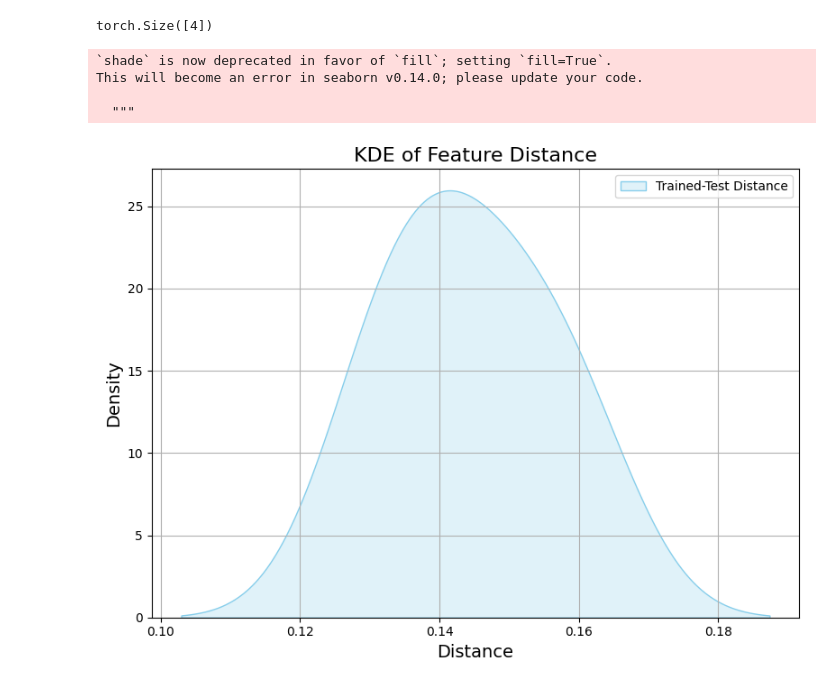
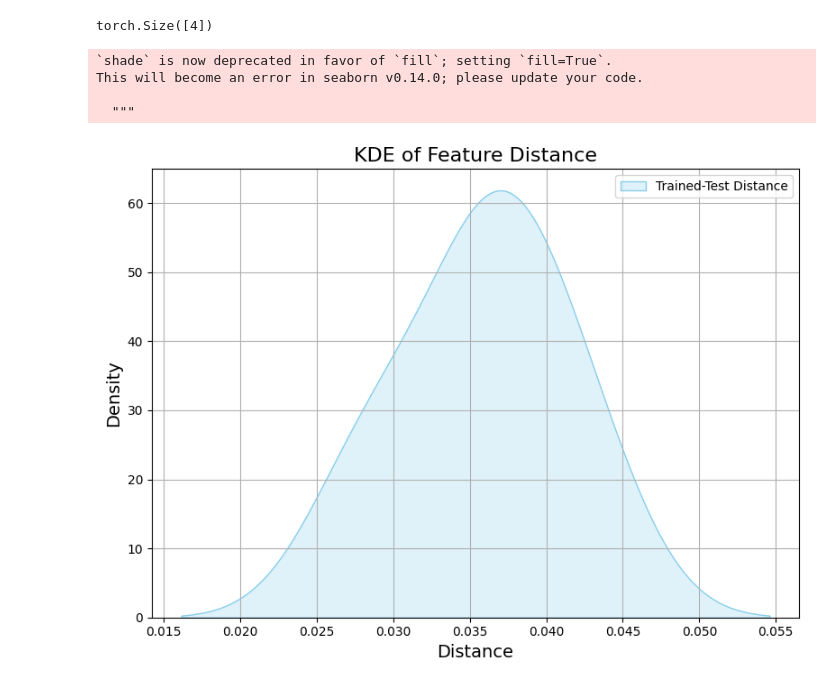
Before and after one commit to SKKUJMLim/prompt_maml, a Jupyter notebook: analysis/(MAML)Gaussian_Kernel_Density.ipynb, the cells around one changed output. Drawn from its saved outputs; the diff is of its cells as text; code cells hidden in the pictures.

```diff
--- a/analysis/(MAML)Gaussian_Kernel_Density.ipynb
+++ b/analysis/(MAML)Gaussian_Kernel_Density.ipynb
@@ -78,7 +74,7 @@ args = easydict.EasyDict(
   "dataset_name":"mini_imagenet_full_size",
   "dataset_path":"mini_imagenet_full_size",
   "reset_stored_paths":False,
-  "experiment_name":"../MAML_Prompt_padding_5way_5shot_filter64_miniImagenet",
+  "experiment_name":"../ANIL_5way_5shot_filter64_miniImagenet",
   "train_seed": 0, "val_seed": 0,
   "indexes_of_folders_indicating_class": [-3, -2],
   "sets_are_pre_split": True,
@@ -90,7 +86,7 @@ args = easydict.EasyDict(
   "num_evaluation_tasks":600,
   "multi_step_loss_num_epochs": 15,
   "minimum_per_task_contribution": 0.01,
-  "learnable_per_layer_per_step_inner_loop_learning_rate": True,
+  "learnable_per_layer_per_step_inner_loop_learning_rate": False,
   "enable_inner_loop_optimizable_bn_params": False,
   "evalute_on_test_set_only": False,
 
@@ -110,7 +106,7 @@ args = easydict.EasyDict(
   "weight_decay": 0.0,
 
   "norm_layer":"batch_norm",
-  "cnn_num_filters":64,
+  "cnn_num_filters":48,
   "num_stages":4,
   "conv_padding": True,
   "number_of_training_steps_per_iter":5,
@@ -122,17 +118,14 @@ args = easydict.EasyDict(
   "samples_per_iter" : 1,
 
   "second_order": True,
+  "backbone" : "CONV",
   "use_multi_step_loss_optimization":False,
-  "backbone": "4-CONV",
-  "arbiter": False,
-  "use_bias": True,
-  "prompter": True,
-  "prompt_engineering": method,
-  "prompt_size" : 5,
-  "image_size" : 84,
-  "prompt_random_init": False,
-  "outer_prompt_learning_rate": 0.001,
-  "inner_prompt_learning_rate": 0.01
+  "prompter": False,
+  "prompt_engineering": "not",
+  "prompt_size" : 0,
+  "image_size" : 0,
+  "ANIL": True,
+  "BOIL": False
 }
 )
 
@@ -394,7 +387,7 @@ gap = nn.AdaptiveAvgPool2d((1, 1))
 # Step 1: GAP → (B, 64, 1, 1) → view → (B, 64)
 batch_size = trained_vector.shape[0]
 trained_vector_gap = gap(trained_vector)              # shape: (B, 64, 1, 1)
-trained_vectorr_flat = trained_vector_gap.view(batch_size, 64)  # shape: (B, 64)
+trained_vectorr_flat = trained_vector_gap.view(batch_size, 48)  # shape: (B, 64)
 
 # Step 2: Normalize test vector
 normalized_trained_vector = torch.nn.functional.normalize(trained_vectorr_flat)
@@ -406,7 +399,7 @@ gap = nn.AdaptiveAvgPool2d((1, 1))
 # Step 1: GAP → (B, 64, 1, 1) → view → (B, 64)
 batch_size = test_vector.shape[0]
 test_vector_gap = gap(test_vector)              # shape: (B, 64, 1, 1)
-test_vector_flat = test_vector_gap.view(batch_size, 64)  # shape: (B, 64)
+test_vector_flat = test_vector_gap.view(batch_size, 48)  # shape: (B, 64)
 
 # Step 2: Normalize test vector
 normalized_test_vector = torch.nn.functional.normalize(test_vector_flat)
@@ -426,20 +419,20 @@ print(distance.shape)  # (B,
 torch.Size([4])
 # %%
 distance_np = distance.detach().cpu().numpy()
-
+np.save("maml_distance.npy", distance_np)
 
 plt.figure(figsize=(8, 6))
 sns.kdeplot(distance_np, shade=True, color="skyblue", label="Trained-Test Distance")
 plt.xlabel("Distance", fontsize=14)
 plt.ylabel("Density", fontsize=14)
 plt.title("KDE of Feature Distance", fontsize=16)
 plt.legend()
 plt.grid(True)
 plt.tight_layout()
 plt.show()
 # %% [output]
 `shade` is now deprecated in favor of `fill`; setting `fill=True`.
 This will become an error in seaborn v0.14.0; please update your code.
 
   """
-[figure, old version]
+[figure, new version]
```
Also changed, not shown: parts of 5 cells of this notebook, 2 other files.
